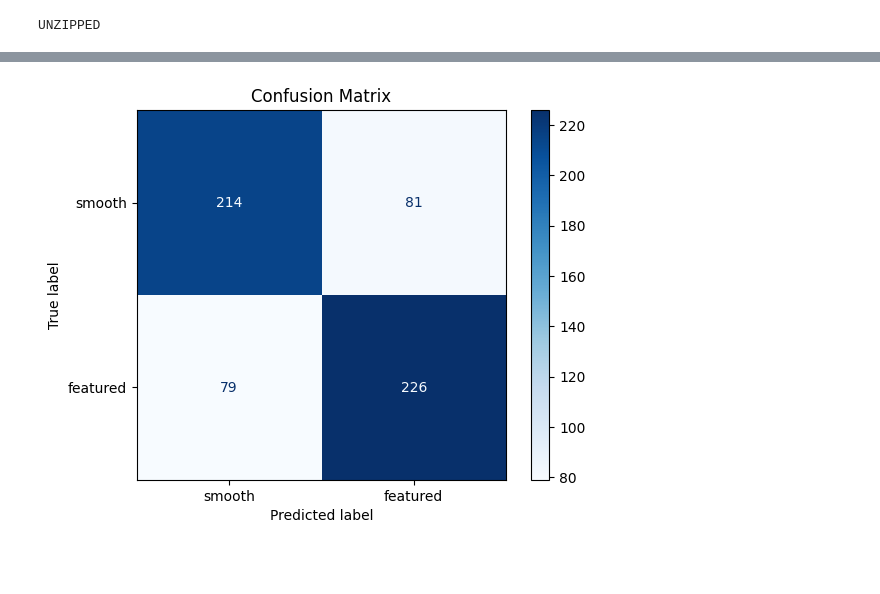
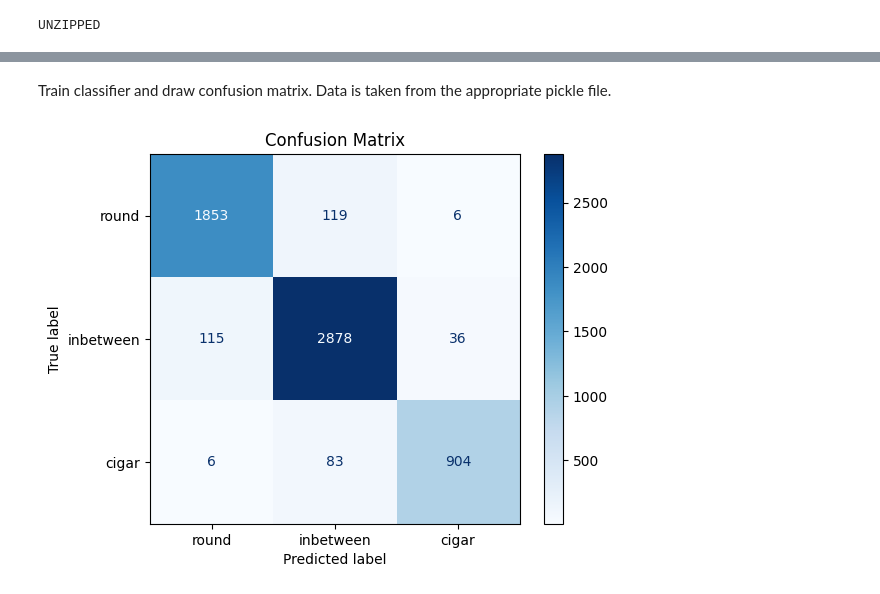
Before and after one commit to mtsizh/galaxy-morphology-manifold-learning, a Jupyter notebook: morphology_classification.ipynb, the cells around one changed output, grey strips where cells are left out. Cells and saved outputs as stored; diff of their text form; code cells hidden in the pictures; blank space fills up the shorter version.

```diff
--- a/morphology_classification.ipynb
+++ b/morphology_classification.ipynb
@@ -245,9 +247,9 @@ import pickle
 
 
 # use different class maps to get different plots
-#class_map = {1: 'round', 2: 'inbetween', 3: 'cigar'}
+class_map = {1: 'round', 2: 'inbetween', 3: 'cigar'}
 #class_map = {4: 'edge on', 5: 'edge off'}
-class_map = {6: 'smooth', 7: 'featured'}
+#class_map = {6: 'smooth', 7: 'featured'}
 n_neighbors = 5
 n_components = 120
 n_bootstrap_samples = 20000
@@ -278,7 +280,7 @@ lle = LocallyLinearEmbedding(n_neighbors=n_neighbors, n_components=n_components)
 X_embedded = lle.fit_transform(X_flattened)
 
 cname = '_'.join(class_map.values())
-out_file = f'{cname}_LLE_{n_components}_neighbours_{n_neighbors}.pkl'
+out_file = f'{cname}_LLE_{n_components}_neighbours_{n_neighbors}.pkl'.replace(' ', '_')
 print('SAVING to: ', out_file)
 with open(out_file, 'wb') as f:
   pickle.dump({'X_embedded': X_embedded, 'y': y, 'class_map': class_map}, f)
@@ -291,3 +323,5 @@ COMPLETE
+# %% [markdown]
+Train classifier and draw confusion matrix. Data is taken from the appropriate pickle file.
 # %%
 import numpy as np
 from sklearn.model_selection import train_test_split
@@ -298,35 +332,36 @@ import matplotlib.pyplot as plt
 import pickle
 
 
-load_from = 'smooth_featured_LLE_120_neighbours_5.pkl'
+# set correct filename to load embedding data
+load_from = 'round_inbetween_cigar_LLE_120_neighbours_5.pkl'
 
 
 with open(load_from, 'rb') as f:
   data = pickle.load(f)
   X_embedded = data['X_embedded']
   y = data['y']
   class_map = data['class_map']
 
 # Step 1: Split dataset into train/test sets
 X_train, X_test, y_train, y_test = train_test_split(X_embedded, y, test_size=0.3, random_state=42, stratify=y)
 
 # Step 2: Normalize features
 scaler = StandardScaler()
 X_train = scaler.fit_transform(X_train)
 X_test = scaler.transform(X_test)
 
 # Step 3: Fit multinomial logistic regression
 model = LogisticRegression(solver='lbfgs', max_iter=1000, random_state=42)
 model.fit(X_train, y_train)
 
 # Step 4: Make predictions
 y_pred = model.predict(X_test)
 
 # Step 5: Generate confusion matrix
 cm = confusion_matrix(y_test, y_pred, labels=list(class_map.keys()))
 disp = ConfusionMatrixDisplay(confusion_matrix=cm, display_labels=class_map.values())
 disp.plot(cmap=plt.cm.Blues)
 plt.title('Confusion Matrix')
 plt.show()
 # %% [output]
-[figure, old version]
+[figure, new version]
```
Also changed, not shown: parts of 4 cells of this notebook.
